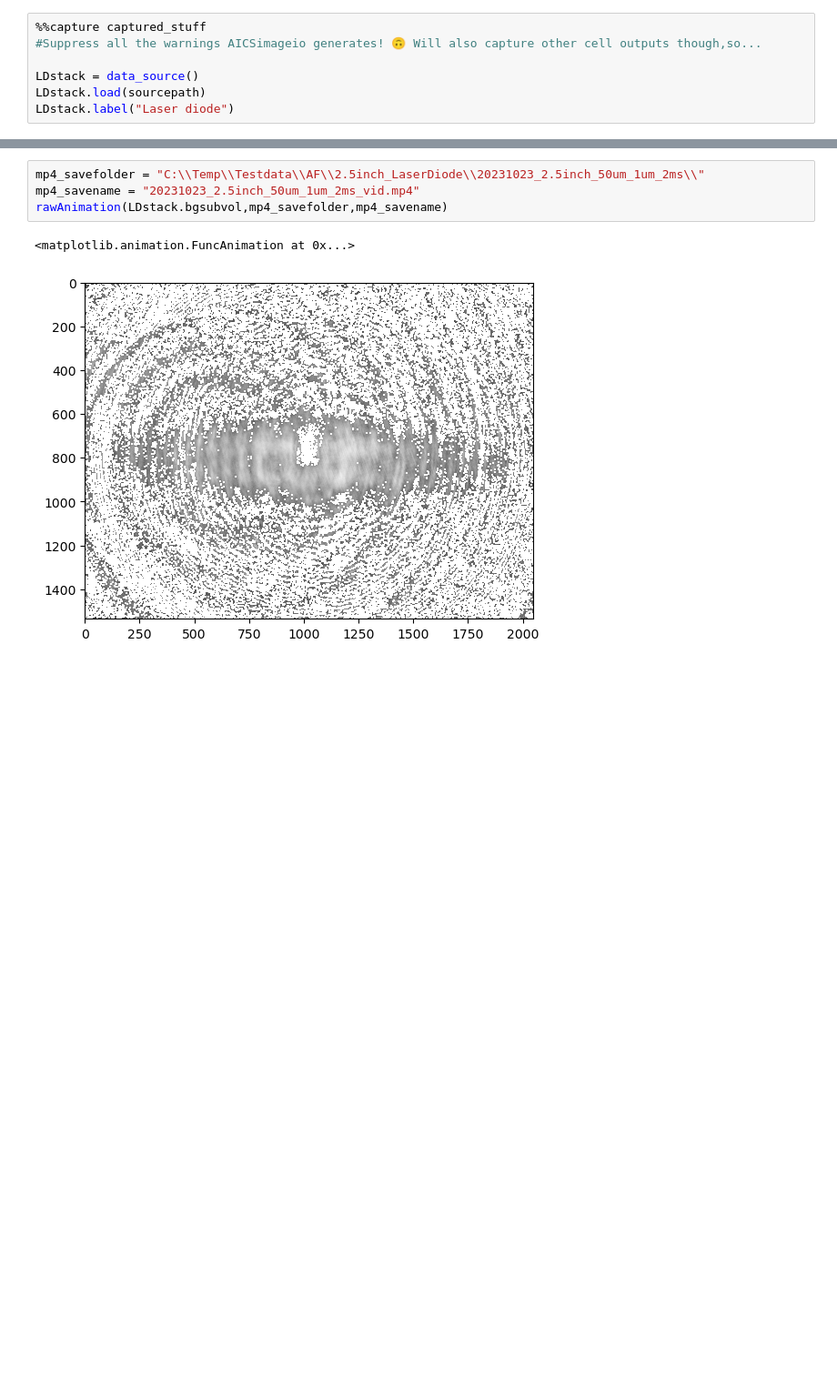
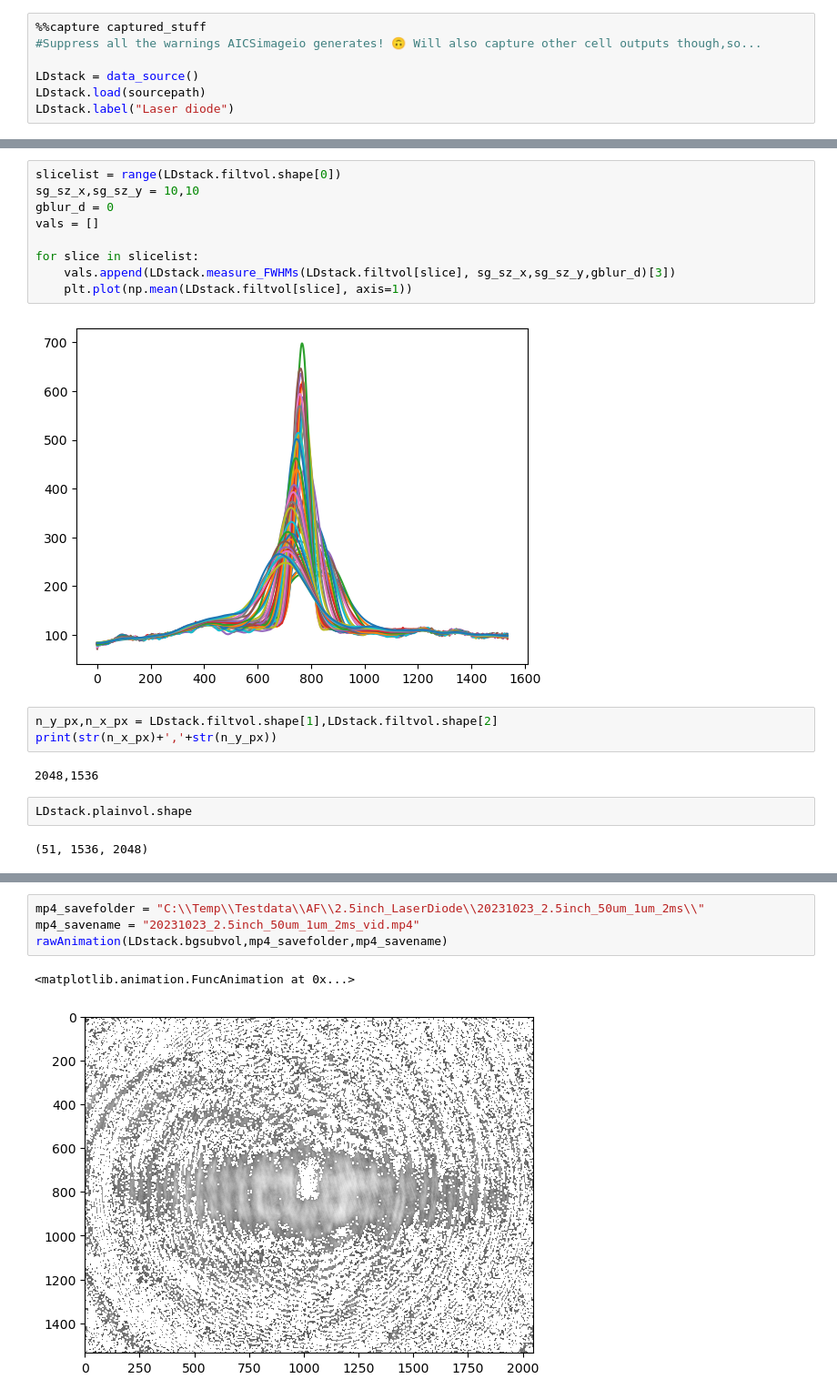
Before and after one commit to sara98habte/AF-N-NN-method, a Jupyter notebook: openAF_reduced.ipynb, the cells around one changed output, grey strips where cells are left out. Shown at 91% size. Saved outputs shown, nothing was run; the diff lists cells and outputs as text; blank space fills up the shorter version.

```diff
--- a/openAF_reduced.ipynb
+++ b/openAF_reduced.ipynb
@@ -508,0 +524,20 @@ Filtering planes |████████████████████
+# %%
+slicelist = range(LDstack.filtvol.shape[0])
+sg_sz_x,sg_sz_y = 10,10
+gblur_d = 0
+vals = []
+
+for slice in slicelist:
+    vals.append(LDstack.measure_FWHMs(LDstack.filtvol[slice], sg_sz_x,sg_sz_y,gblur_d)[3])
+    plt.plot(np.mean(LDstack.filtvol[slice], axis=1))
+# %% [output]
+[figure, added]
+# %%
+n_y_px,n_x_px = LDstack.filtvol.shape[1],LDstack.filtvol.shape[2]
+print(str(n_x_px)+','+str(n_y_px))
+# %% [output]
+2048,1536
+# %%
+LDstack.plainvol.shape
+# %% [output]
+(51, 1536, 2048)
```
Also changed, not shown: parts of 5 cells of this notebook.
